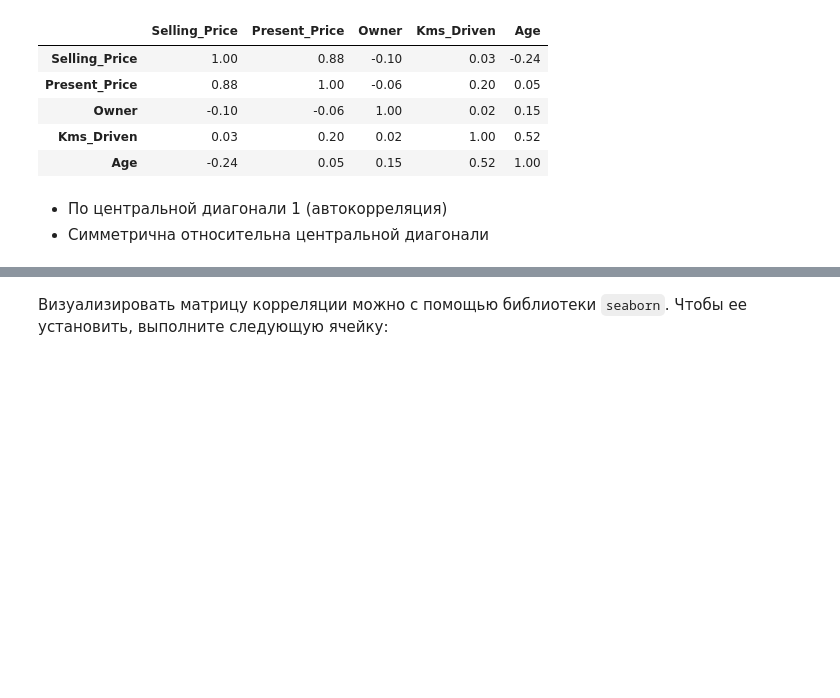
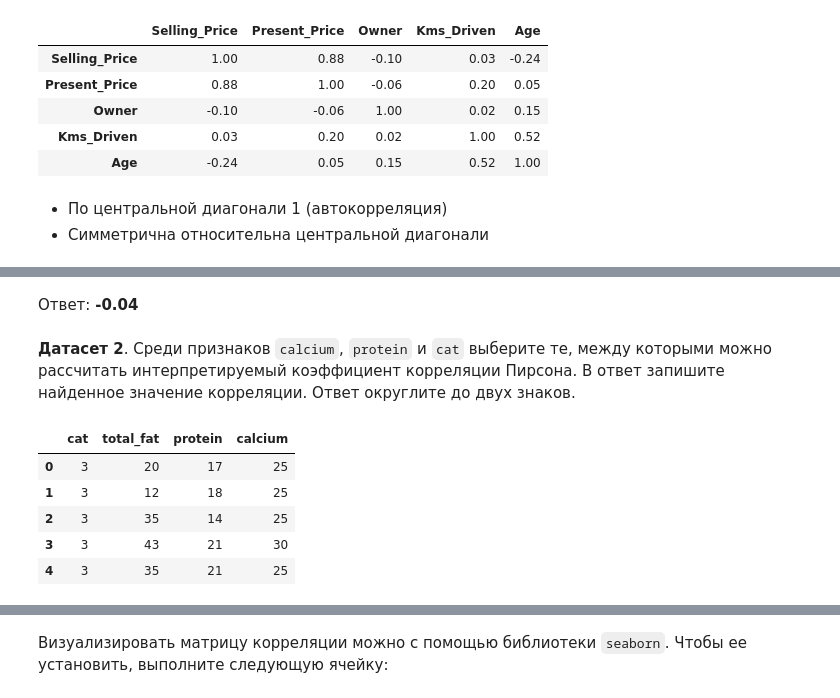
Before and after one commit to ksumarshmallow/Data-Analysis-Design-24, a Jupyter notebook: Seminars/Sem7/Sem7.ipynb, the cells around one changed output, grey strips where cells are left out. Cells and saved outputs as stored; diff of their text form; code cells hidden in the pictures; blank space fills up the shorter version.

```diff
--- a/Seminars/Sem7/Sem7.ipynb
+++ b/Seminars/Sem7/Sem7.ipynb
@@ -146,0 +184,14 @@ df.corr(numeric_only = True).round(2)
+# %% [markdown]
+Ответ: **-0.04**
+# %% [markdown]
+**Датасет 2**. Среди признаков `calcium`, `protein` и `cat` выберите те, между которыми можно рассчитать интерпретируемый коэффициент корреляции Пирсона. В ответ запишите найденное значение корреляции. Ответ округлите до двух знаков.
+# %%
+train_b2 = pd.read_csv('../../data/train2_b.csv')
+train_b2.head()
+# %% [output]
+|  | cat | total_fat | protein | calcium |
+| 0 | 3 | 20 | 17 | 25 |
+| 1 | 3 | 12 | 18 | 25 |
+| 2 | 3 | 35 | 14 | 25 |
+| 3 | 3 | 43 | 21 | 30 |
+| 4 | 3 | 35 | 21 | 25 |
```
Also changed, not shown: parts of 39 cells of this notebook.
